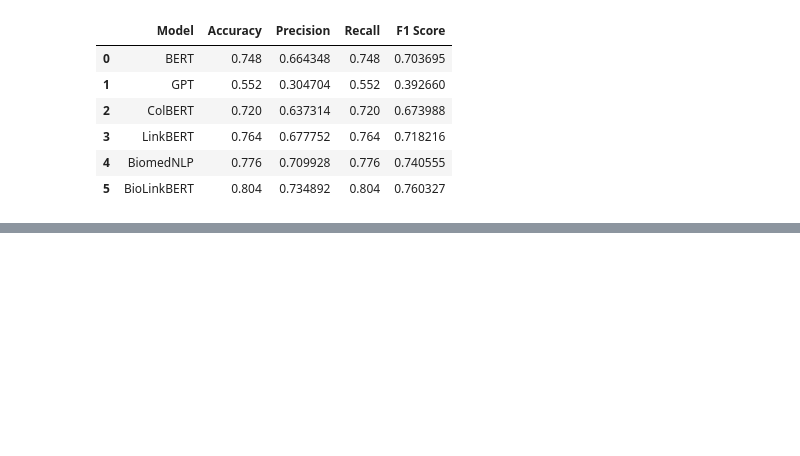
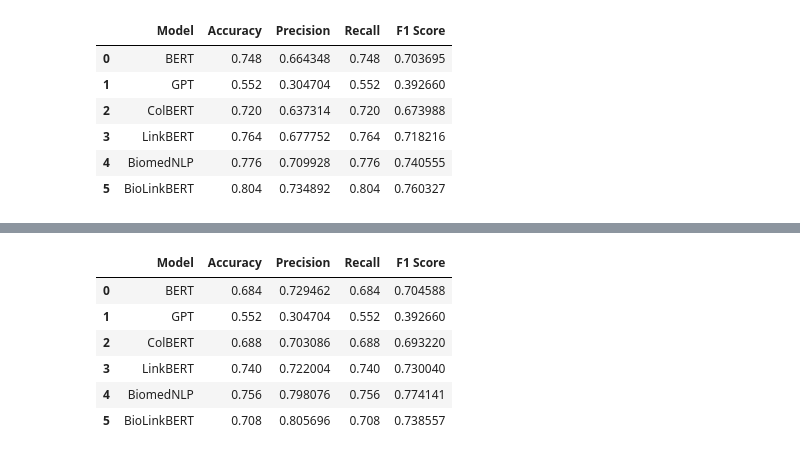
Before and after one commit to trduc97/neural_medical_qa, a Jupyter notebook: diss_medqa_torch.ipynb, the cells around one changed output, grey strips where cells are left out. Saved outputs shown, nothing was run; the diff lists cells and outputs as text; code cells hidden in the pictures; blank space fills up the shorter version.

Commit message:
Kaggle Notebook | diss_medqa_torch | Version 2

```diff
--- a/diss_medqa_torch.ipynb
+++ b/diss_medqa_torch.ipynb
@@ -628,8 +569,6 @@ Test - Accuracy: 0.824, Precision: 0.7824133333333333, Recall: 0.824, F1-Score:
 # %%
 trainer_mix = Trainandtest(pubmed_mix, pubmedqa_test)
 
-import torch
-import gc
 # Function to free up memory
 def free_memory():
     gc.collect()
@@ -638,7 +577,7 @@ def free_memory():
 for model in models:
     model_name=model['model_name'],
     source=model['source'],
-    trainer_mix.model_compile(QAmodel,model_name,source,batch_size=8)
+    trainer_mix.model_compile(QAModel,model_name,source,batch_size=8)
     free_memory()
     # Train the model
     trainer_mix.training(model_name, epochs=3)
@@ -862,0 +804,16 @@ result_bilstm_adam
+# %%
+pubmed_text = pd.DataFrame(pubmedqa['train']['context'])
+pubmed_text['full_context'] = pubmed_text['contexts'].apply(lambda x: ' '.join(x))
+# Convert to a DataFrame
+pubmedqa_train_df = pd.DataFrame(pubmedqa['train'])
+pubmedqa_train_df['full_context']= pubmed_text['full_context']
+
+# Convert the DataFrame back to a Dataset
+pubmedqa_context = Dataset.from_pandas(pubmedqa_train_df)
+
+# Create a DatasetDict
+pubmedqa = DatasetDict({
+    'train': pubmedqa_context
+})
+# %%
+pubmedqa_context_train, pubmedqa_context_test = pubmed_train_test_split(pubmedqa)
@@ -862,0 +1014,13 @@ result_bilstm_adam
+# %%
+trainer_context = Trainandtest(pubmedqa_context_train, pubmedqa_context_test)
+
+for model in models:
+    model_name=model['model_name'],
+    source=model['source'],
+    trainer_context.model_compile(QAModel, model_name,source, adamw=False,batch_size=32)
+    # Train the model
+    trainer_context.training(model_name, epochs=10)
+
+    # test the model
+    test_result = trainer_context.val()
+    trainer_context.results[model['model_name']] = test_result
@@ -862,0 +1062,11 @@ result_bilstm_adam
+# %%
+result_context= result_convert(trainer_context.results)
+result_context
+# %% [output]
+|  | Model | Accuracy | Precision | Recall | F1 Score |
+| 0 | BERT | 0.684 | 0.729462 | 0.684 | 0.704588 |
+| 1 | GPT | 0.552 | 0.304704 | 0.552 | 0.392660 |
+| 2 | ColBERT | 0.688 | 0.703086 | 0.688 | 0.693220 |
+| 3 | LinkBERT | 0.740 | 0.722004 | 0.740 | 0.730040 |
+| 4 | BiomedNLP | 0.756 | 0.798076 | 0.756 | 0.774141 |
+| 5 | BioLinkBERT | 0.708 | 0.805696 | 0.708 | 0.738557 |
```
Also changed, not shown: parts of 15 cells of this notebook.
